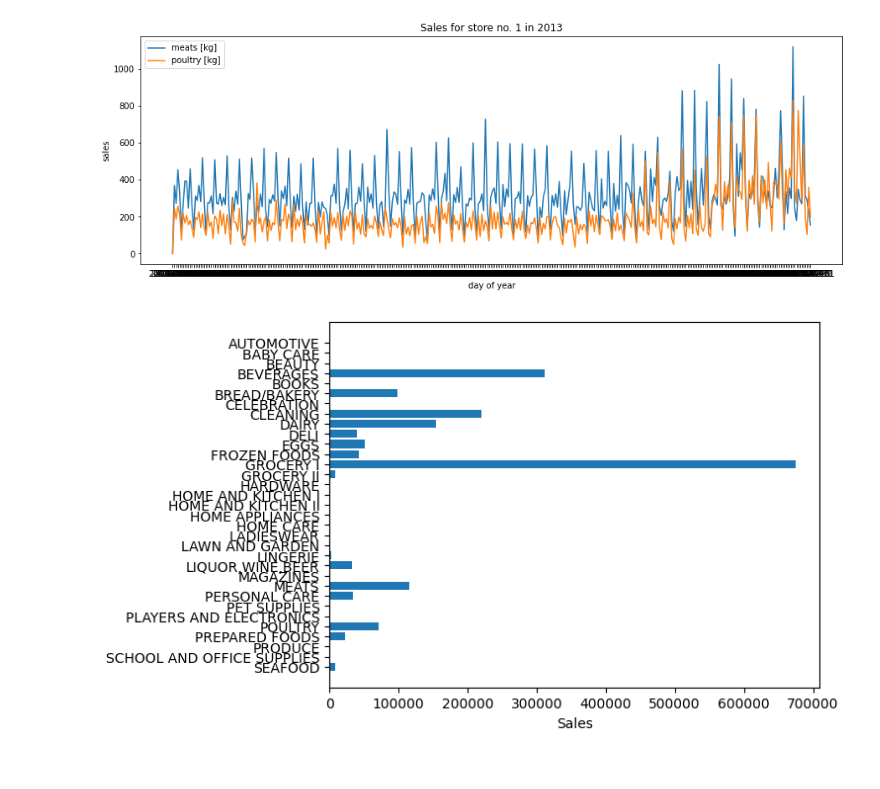
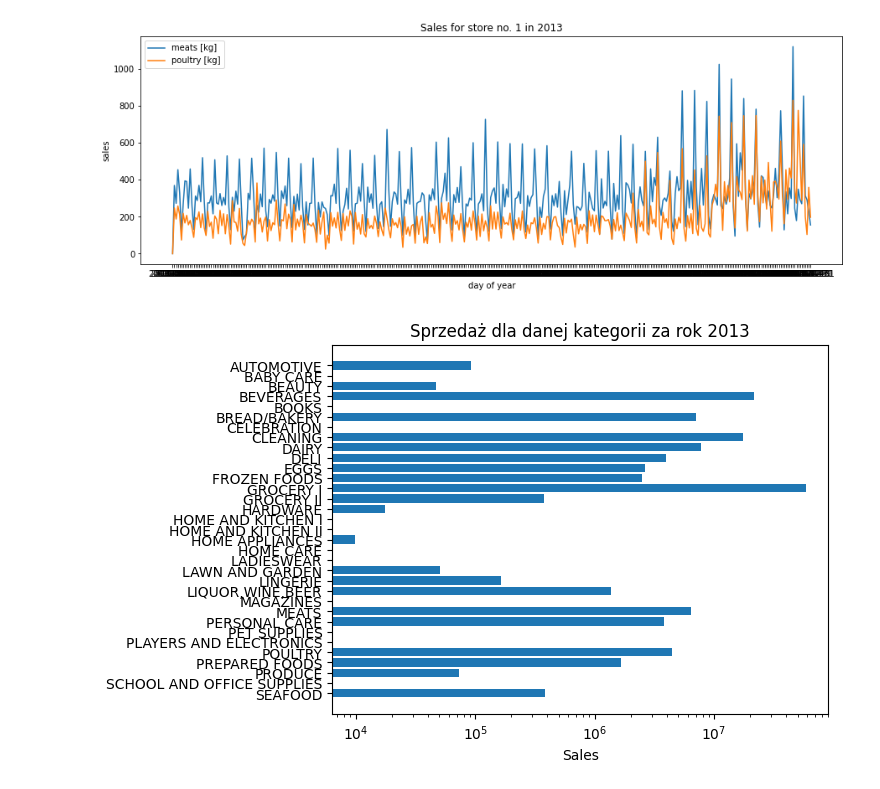
Before and after one commit to Krupenz/store-sales-forecasting, a Jupyter notebook: store_sales.ipynb, the cells around one changed output. Saved outputs shown, nothing was run; the diff lists cells and outputs as text; code cells hidden in the pictures.

Commit message:
Added more plots

```diff
--- a/store_sales.ipynb
+++ b/store_sales.ipynb
@@ -56,27 +56,28 @@ plt.show()
 # %%
 families = train_df['family'].drop_duplicates()
 temp_df = 0
 listt = []
 plt.rcdefaults()
 for family in families:
-    temp_df = train_df.loc[(pd.to_datetime(train_df['date']).dt.year == 2013) & (train_df['family'] == family) & (
-                train_df['store_nbr'] == 1)]
+    temp_df = train_df.loc[(pd.to_datetime(train_df['date']).dt.year == 2013) & (train_df['family'] == family)]
     series_y = temp_df['sales']
     sum_y = sum(series_y)
     listt.append(sum_y)
 
 ax = plt.subplot()
 
 y_pos = np.arange(len(families))
 
 ax.barh(y_pos, listt, align='center')
 ax.set_yticks(y_pos, labels=families)
 ax.invert_yaxis()  # labels read top-to-bottom
 ax.set_xlabel('Sales')
+ax.set_xscale('log')
 
 # plt.xlabel("family")
 # plt.ylabel("sales in 2013")
 # plt.legend()
+plt.title("Sprzedaż dla danej kategorii za rok 2013")
 plt.show()
 # %% [output]
-[figure, old version]
+[figure, new version]
```
Also changed, not shown: parts of 2 cells of this notebook.
